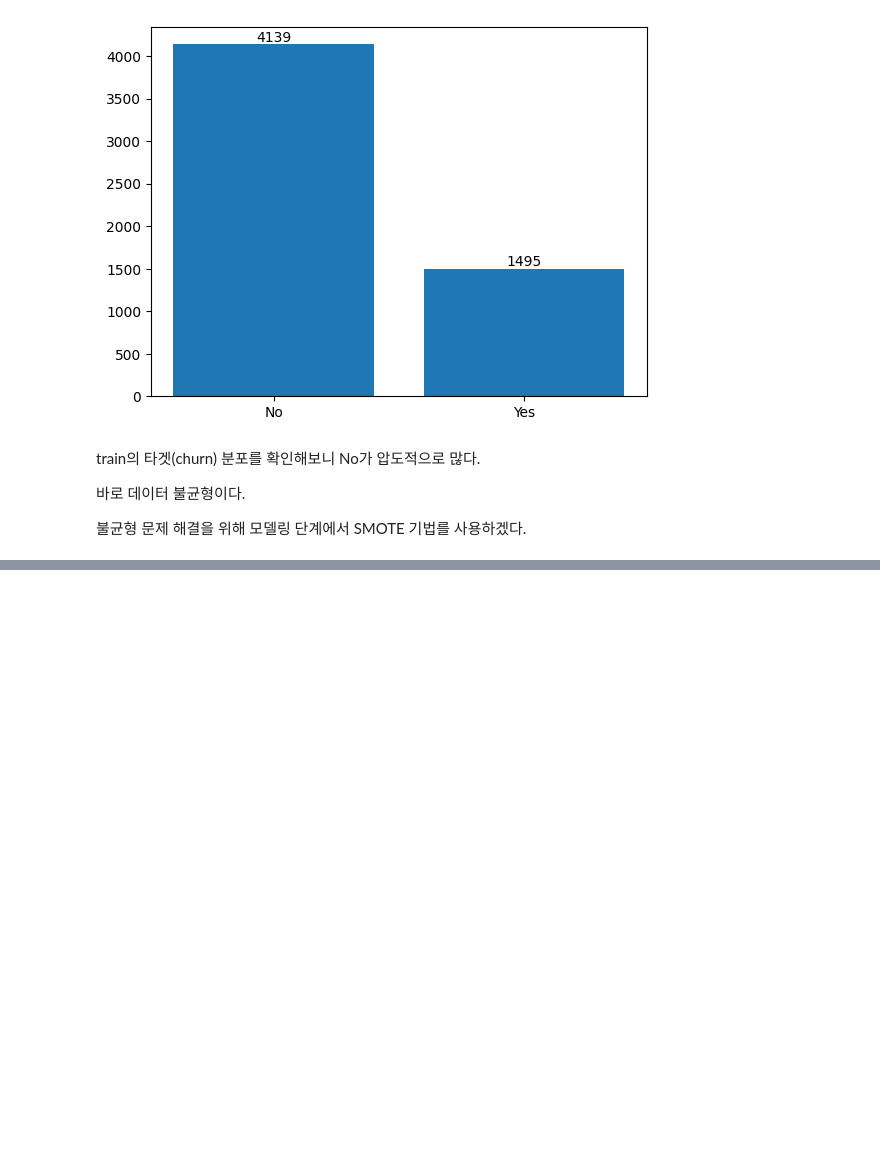
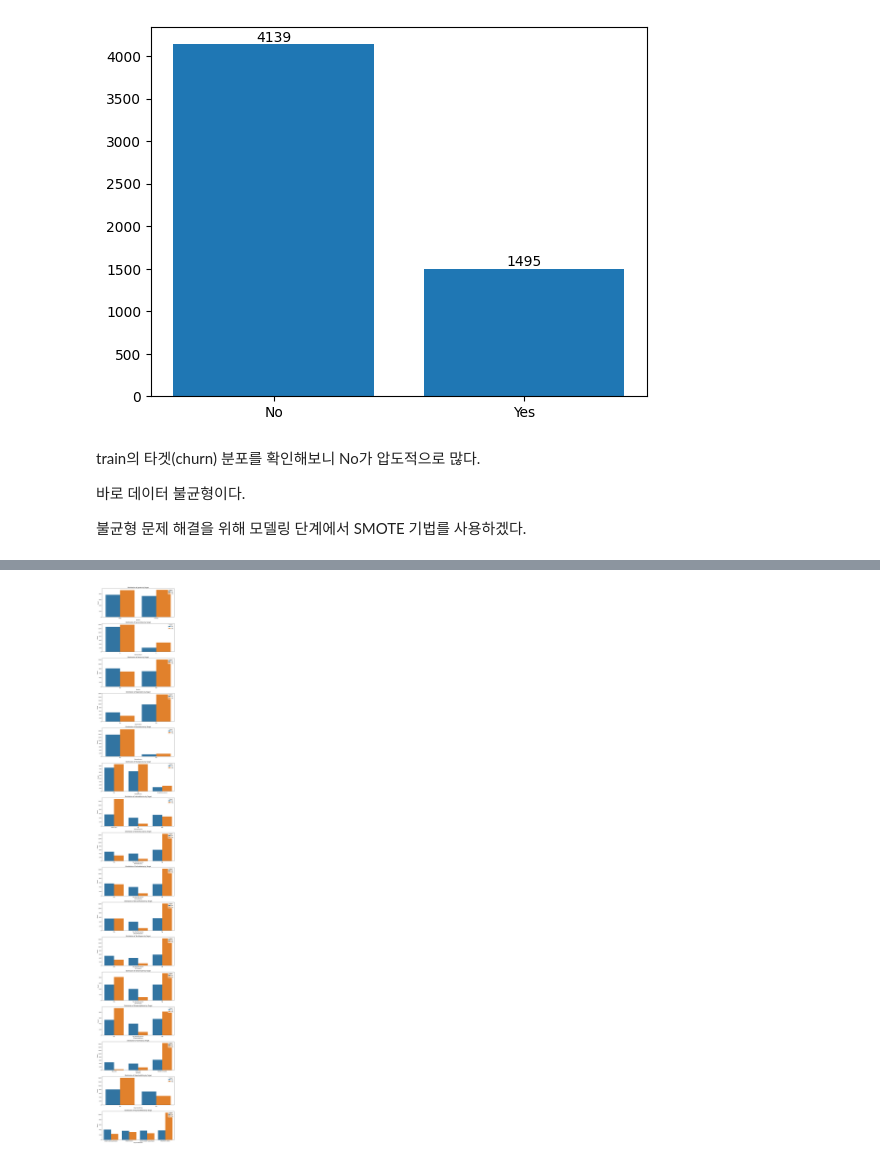
Before and after one commit to sujeengim/telco-customer-churn-prediction, a Jupyter notebook: practice1.ipynb, the cells around one changed output, grey strips where cells are left out. Saved outputs shown, nothing was run; the diff lists cells and outputs as text; code cells hidden in the pictures; blank space fills up the shorter version.

```diff
--- a/practice1.ipynb
+++ b/practice1.ipynb
@@ -248,0 +409,36 @@ train의 타겟(churn) 분포를 확인해보니 No가 압도적으로 많다.
+# %%
+'''타겟과 범주형의 관계'''
+# 필요한 라이브러리 임포트
+import matplotlib.pyplot as plt
+import seaborn as sns
+import pandas as pd
+
+# 타겟 기준으로 데이터 분리 및 샘플링
+train_dframe0 = df4[df4['Churn'] == 'No'].sample(1495)
+train_dframe1 = df4[df4['Churn'] == 'Yes']
+
+# 데이터 다시 합치기
+train_dframe = pd.concat([train_dframe0, train_dframe1])
+
+# 3x1 서브플롯 생성
+fig_cat, axs = plt.subplots(16, 1, figsize=(10, 70))
+
+# 서브플롯에 카운트 플롯 그리기
+categorical_cols = [
+                   'gender', 'SeniorCitizen', 'Partner', 'Dependents', 'PhoneService',
+                   'MultipleLines', 'InternetService', 'OnlineSecurity', 'OnlineBackup',
+                   'DeviceProtection', 'TechSupport', 'StreamingTV', 'StreamingMovies',
+                   'Contract', 'PaperlessBilling', 'PaymentMethod'
+]
+
+for i, categorical_col in enumerate(categorical_cols):
+    sns.countplot(x=categorical_col, hue='Churn', data=train_dframe, ax=axs[i])
+    axs[i].set_title(f'Distribution of {categorical_col} by Target')
+    axs[i].set_xlabel(categorical_col)
+    axs[i].set_ylabel('Count')
+    axs[i].legend(title='Target', loc='upper right')
+
+plt.tight_layout()
+plt.show()
+# %% [output]
+[figure, added]
```
Also changed, not shown: parts of 16 cells of this notebook.
